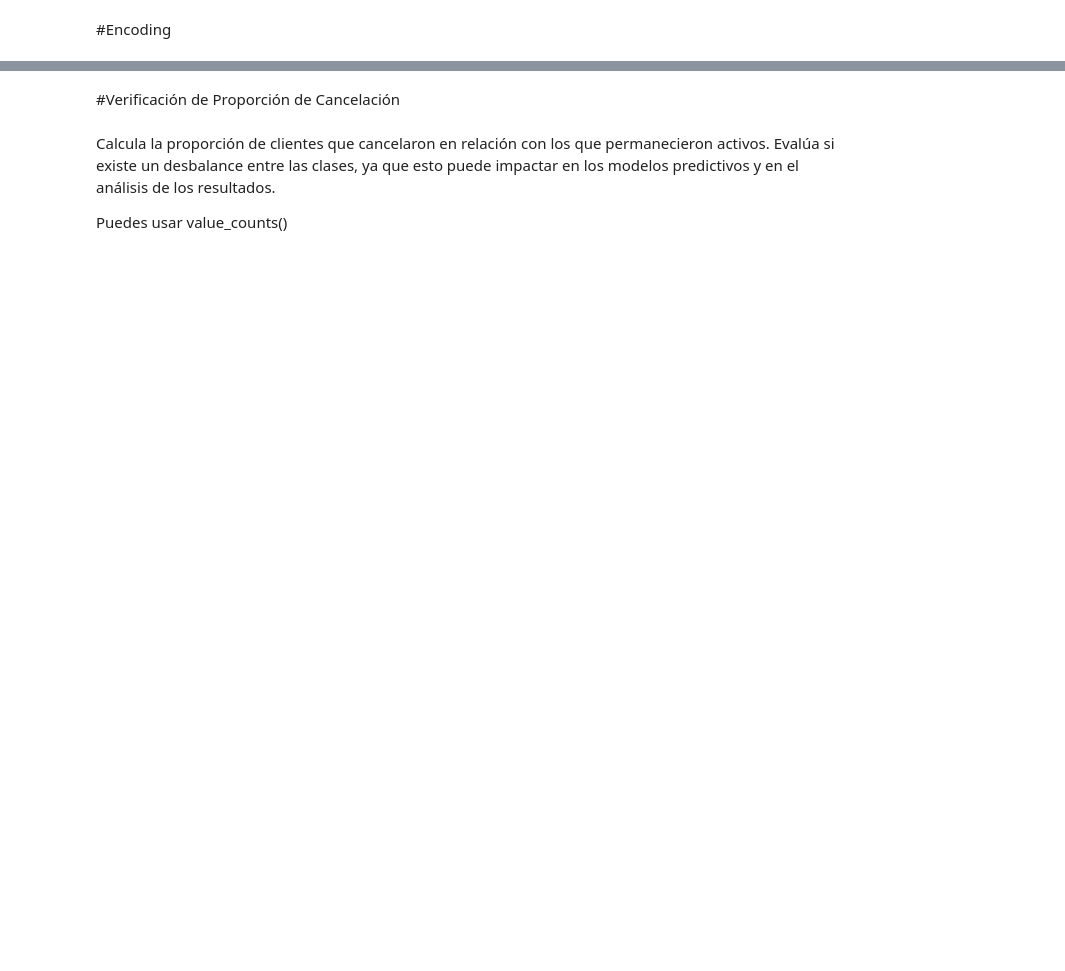
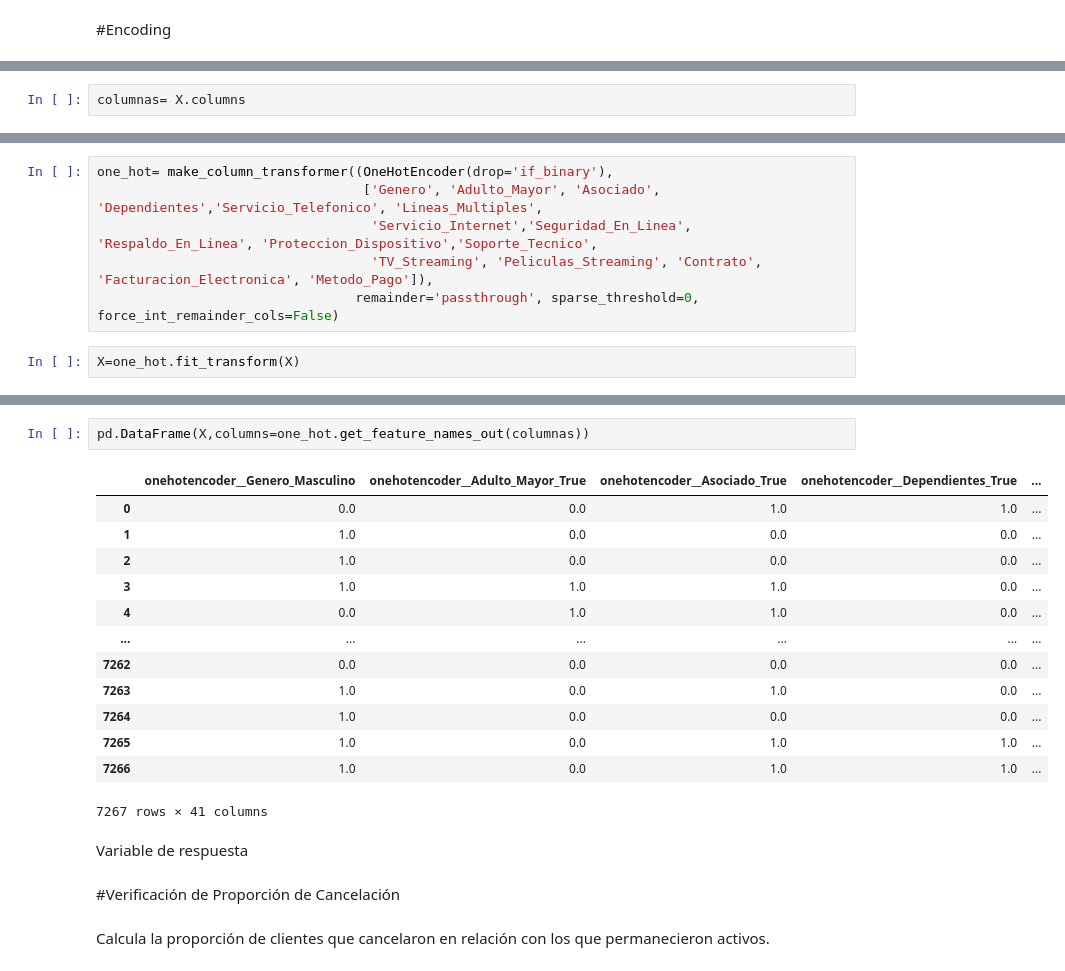
Before and after one commit to HadLe8/Challenge_TelecomX_Parte2, a Jupyter notebook: Challenge_TelecomX_Parte2.ipynb, the cells around one changed output, grey strips where cells are left out. Saved outputs shown, nothing was run; the diff lists cells and outputs as text; blank space fills up the shorter version.

```diff
--- a/Challenge_TelecomX_Parte2.ipynb
+++ b/Challenge_TelecomX_Parte2.ipynb
@@ -114,0 +118,2 @@ y=datos['Cancelacion']
+# %%
+columnas= X.columns
@@ -114,0 +152,8 @@ y=datos['Cancelacion']
+# %%
+one_hot= make_column_transformer((OneHotEncoder(drop='if_binary'),
+                                  ['Genero', 'Adulto_Mayor', 'Asociado', 'Dependientes','Servicio_Telefonico', 'Lineas_Multiples',
+                                   'Servicio_Internet','Seguridad_En_Linea', 'Respaldo_En_Linea', 'Proteccion_Dispositivo','Soporte_Tecnico',
+                                   'TV_Streaming', 'Peliculas_Streaming', 'Contrato', 'Facturacion_Electronica', 'Metodo_Pago']),
+                                 remainder='passthrough', sparse_threshold=0, force_int_remainder_cols=False)
+# %%
+X=one_hot.fit_transform(X)
@@ -115,6 +180,22 @@ y=datos['Cancelacion']
+# %%
+pd.DataFrame(X,columns=one_hot.get_feature_names_out(columnas))
+# %% [output]
+|  | onehotencoder__Genero_Masculino | onehotencoder__Adulto_Mayor_True | onehotencoder__Asociado_True | onehotencoder__Dependientes_True | ... |
+| 0 | 0.0 | 0.0 | 1.0 | 1.0 | ... |
+| 1 | 1.0 | 0.0 | 0.0 | 0.0 | ... |
+| 2 | 1.0 | 0.0 | 0.0 | 0.0 | ... |
+| 3 | 1.0 | 1.0 | 1.0 | 0.0 | ... |
+| 4 | 0.0 | 1.0 | 1.0 | 0.0 | ... |
+| ... | ... | ... | ... | ... | ... |
+| 7262 | 0.0 | 0.0 | 0.0 | 0.0 | ... |
+| 7263 | 1.0 | 0.0 | 1.0 | 0.0 | ... |
+| 7264 | 1.0 | 0.0 | 0.0 | 0.0 | ... |
+| 7265 | 1.0 | 0.0 | 1.0 | 1.0 | ... |
+| 7266 | 1.0 | 0.0 | 1.0 | 1.0 | ... |
+7267 rows × 41 columns
+# %% [markdown]
+Variable de respuesta
 # %% [markdown]
 #Verificación de Proporción de Cancelación
 # %% [markdown]
-Calcula la proporción de clientes que cancelaron en relación con los que permanecieron activos. Evalúa si existe un desbalance entre las clases, ya que esto puede impactar en los modelos predictivos y en el análisis de los resultados.
-
-Puedes usar value_counts()
+Calcula la proporción de clientes que cancelaron en relación con los que permanecieron activos.
```
Also changed, not shown: parts of 11 cells of this notebook.
